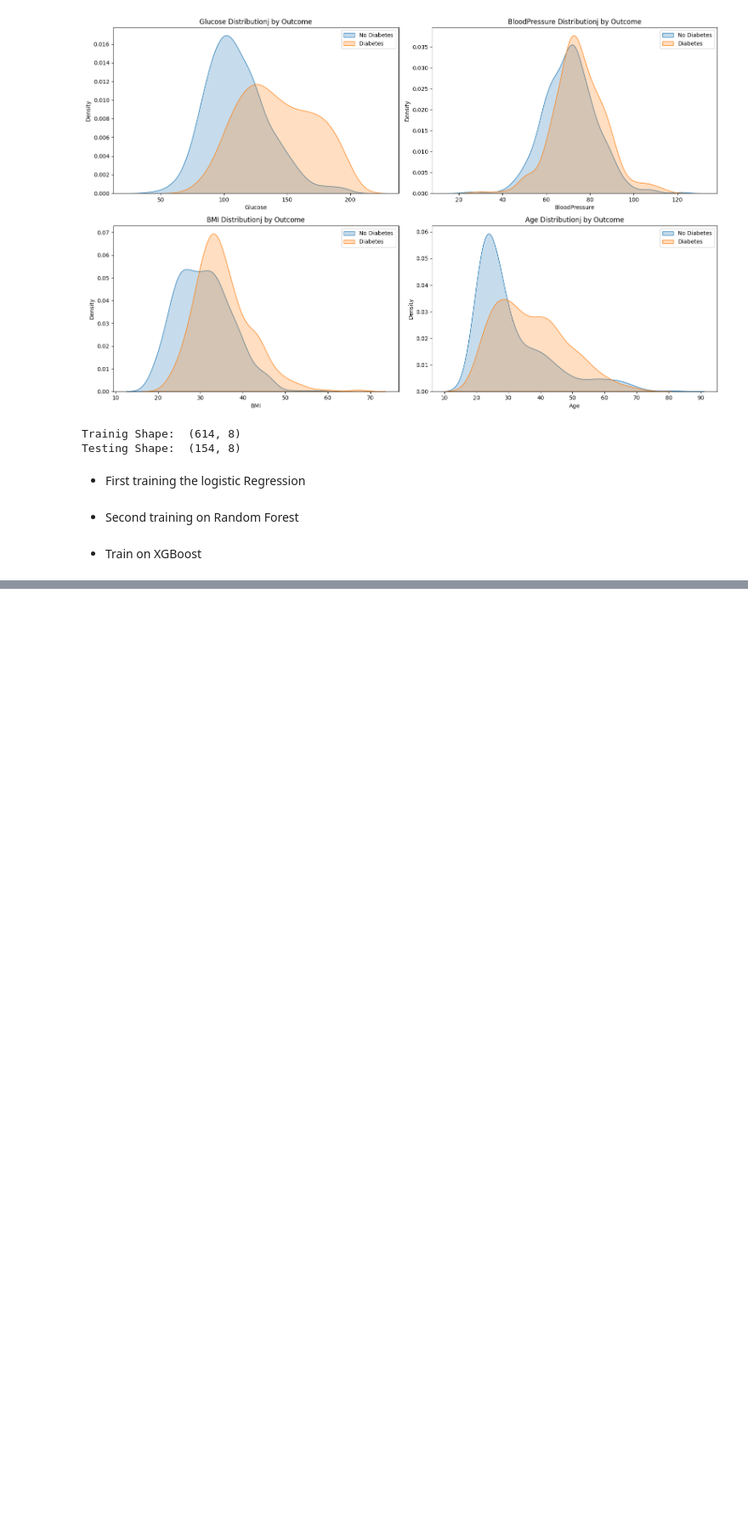
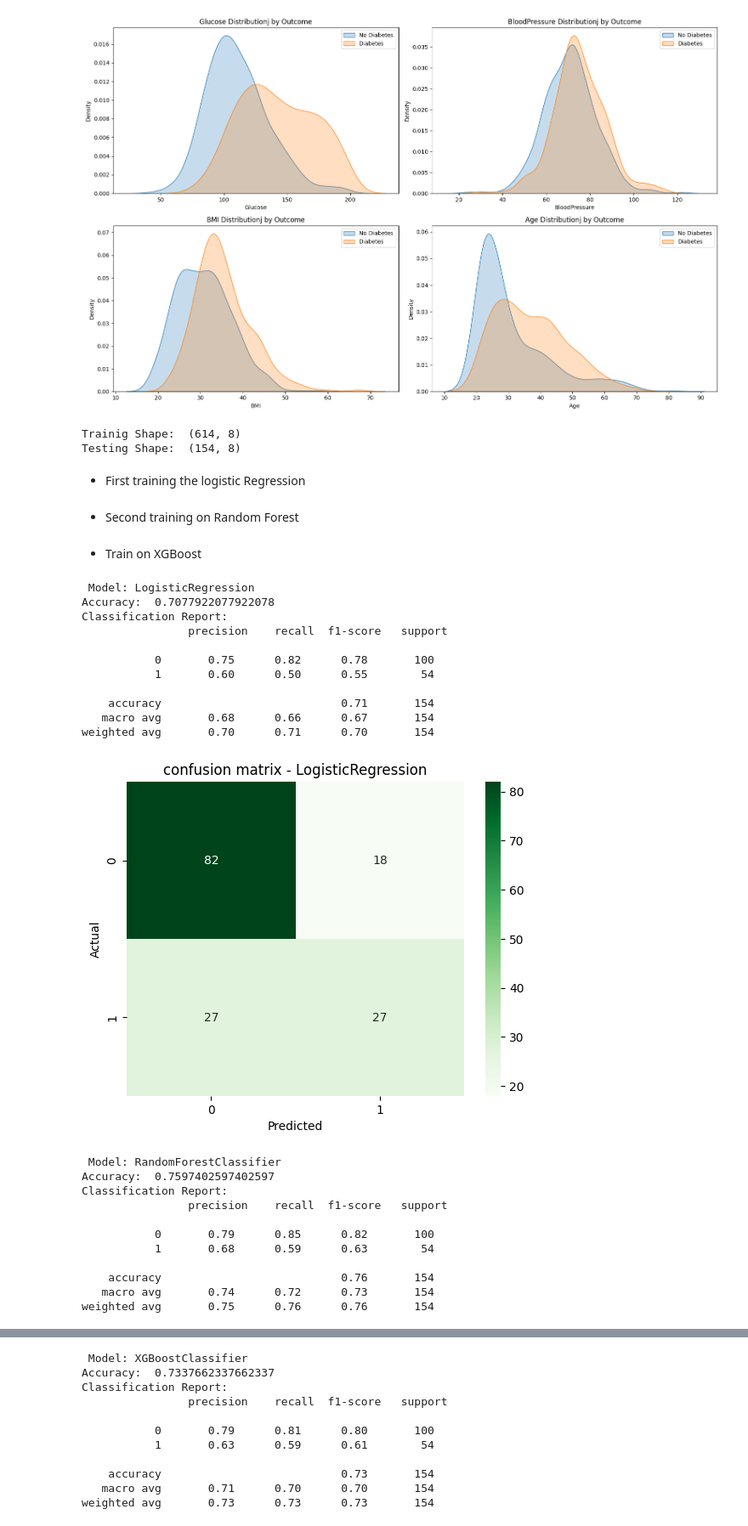
Before and after one commit to abhigyan24379/Smart-Health_predictor, a Jupyter notebook: notebooks/01_diabetes_eda.ipynb, the cells around one changed output, grey strips where cells are left out. Shown: that part at 85% size. Saved outputs shown, nothing was run; the diff lists cells and outputs as text; code cells hidden in the pictures; blank space fills up the shorter version.

```diff
--- a/notebooks/01_diabetes_eda.ipynb
+++ b/notebooks/01_diabetes_eda.ipynb
@@ -202,3 +202,43 @@ xgb_model =  XGBClassifier(use_label_encoder=False, eval_matric='logloss')
 xgb_model.fit(x_train, y_train )
 
 y_pred_xgb = xgb_model.predict(x_test)
+# %%
+def evaluate_model(y_true, y_pred,model_name):
+    print(f"\n Model: {model_name}")
+    print("Accuracy: ", accuracy_score(y_true,y_pred))
+    print("Classification Report:\n ", classification_report(y_true, y_pred))
+
+    conf_matrix = confusion_matrix(y_true,y_pred)
+    sns.heatmap(conf_matrix,annot=True,fmt='d', cmap='Greens')
+    plt.title(f'confusion matrix - {model_name}')
+    plt.xlabel('Predicted')
+    plt.ylabel('Actual')
+    plt.show()
+# %%
+evaluate_model(y_test,y_pred,"LogisticRegression")
+evaluate_model(y_test,y_pred_rf,"RandomForestClassifier")
+evaluate_model(y_test,y_pred_xgb,"XGBoostClassifier")
+# %% [output]
+ Model: LogisticRegression
+Accuracy:  0.7077922077922078
+Classification Report:
+                precision    recall  f1-score   support
+
+           0       0.75      0.82      0.78       100
+           1       0.60      0.50      0.55        54
+
+    accuracy                           0.71       154
+   macro avg       0.68      0.66      0.67       154
+weighted avg       0.70      0.71      0.70       154
+[figure, added]
+ Model: RandomForestClassifier
+Accuracy:  0.7597402597402597
+Classification Report:
+                precision    recall  f1-score   support
+
+           0       0.79      0.85      0.82       100
+           1       0.68      0.59      0.63        54
+
+    accuracy                           0.76       154
+   macro avg       0.74      0.72      0.73       154
+weighted avg       0.75      0.76      0.76       154
@@ -204,0 +246,11 @@ y_pred_xgb = xgb_model.predict(x_test)
+ Model: XGBoostClassifier
+Accuracy:  0.7337662337662337
+Classification Report:
+                precision    recall  f1-score   support
+
+           0       0.79      0.81      0.80       100
+           1       0.63      0.59      0.61        54
+
+    accuracy                           0.73       154
+   macro avg       0.71      0.70      0.70       154
+weighted avg       0.73      0.73      0.73       154
```
Also changed, not shown: parts of 1 cell of this notebook.
